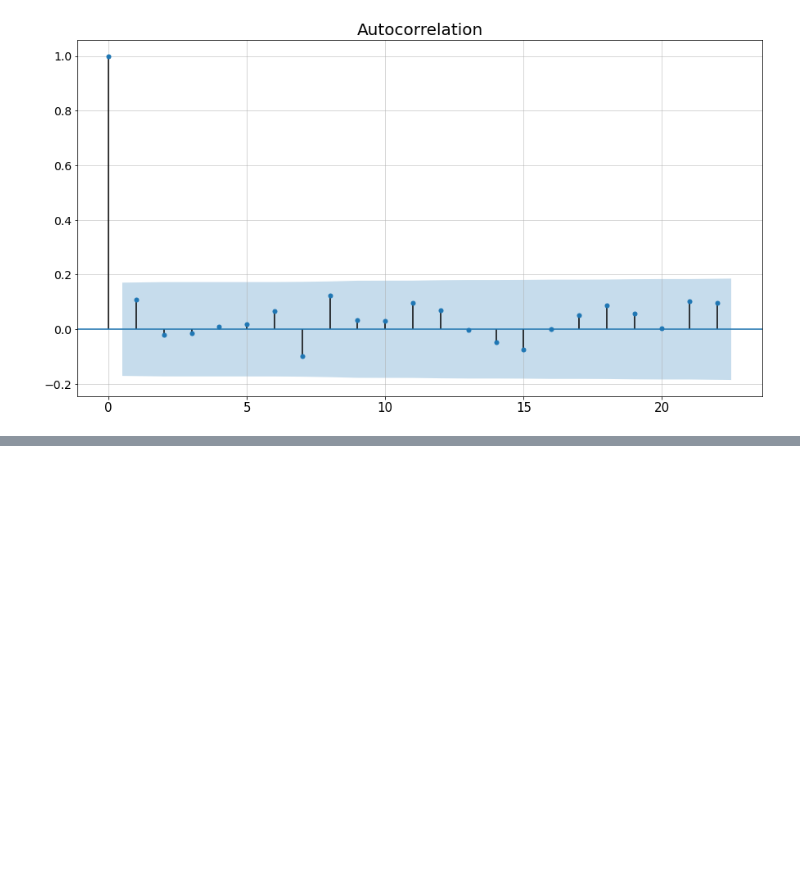
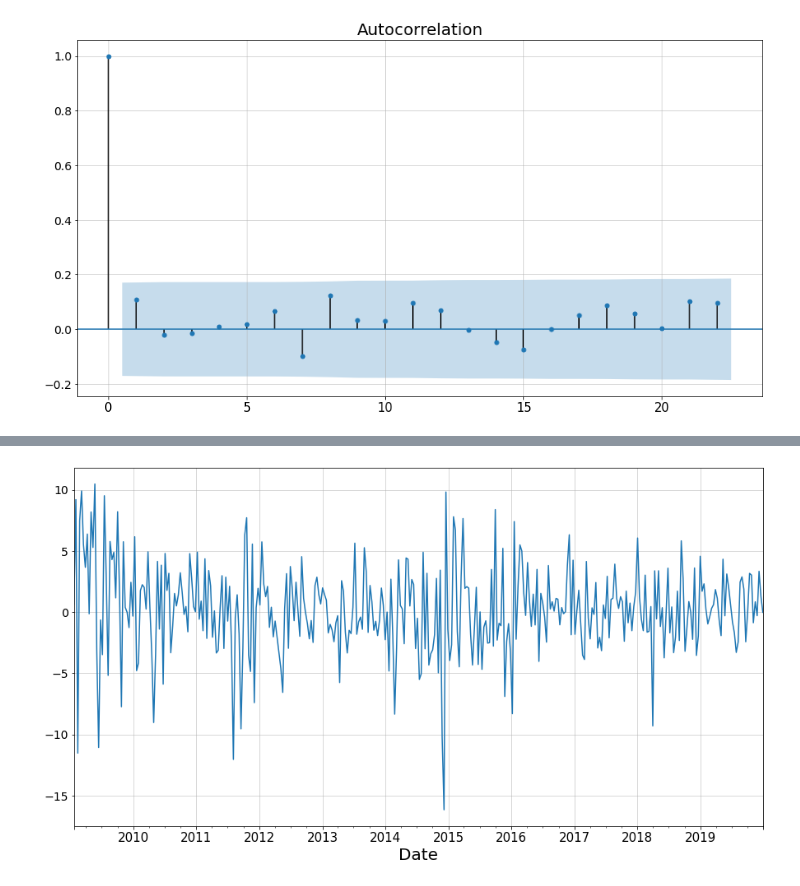
Before and after one commit to xtess16/RTSI, a Jupyter notebook: RTS_test.ipynb, the cells around one changed output, grey strips where cells are left out. Saved outputs shown, nothing was run; the diff lists cells and outputs as text; code cells hidden in the pictures; blank space fills up the shorter version.

```diff
--- a/RTS_test.ipynb
+++ b/RTS_test.ipynb
@@ -720,0 +783,16 @@ plot_acf(res);
+# %%
+boxcox_series, boxcox_lambda = boxcox(week_series)
+boxcox_series = pd.Series(boxcox_series, index=week_series.index).dropna()
+
+boxcox_series_test, boxcox_lambda_test = boxcox(week_series.append(week_series_test))
+boxcox_series_test = pd.Series(boxcox_series_test, index=(week_series.append(week_series_test)).index).dropna()
+# %%
+tmp = np.array([])
+for i in range(1, boxcox_series.size):
+    tmp = np.append(tmp, np.log(boxcox_series[i] / boxcox_series[i-1])*100)
+boxcox_series_changed = pd.Series(tmp, index=boxcox_series.index[1:])
+
+tmp = np.array([])
+for i in range(1, boxcox_series_test.size):
+    tmp = np.append(tmp, np.log(boxcox_series_test[i] / boxcox_series_test[i-1])*100)
+boxcox_series_changed_test = pd.Series(tmp, index=boxcox_series_test.index[1:])['2020':]
@@ -720,0 +807,4 @@ plot_acf(res);
+# %%
+boxcox_series_changed.plot();
+# %% [output]
+[figure, added]
```
Also changed, not shown: parts of 31 cells of this notebook, 1 other file.
